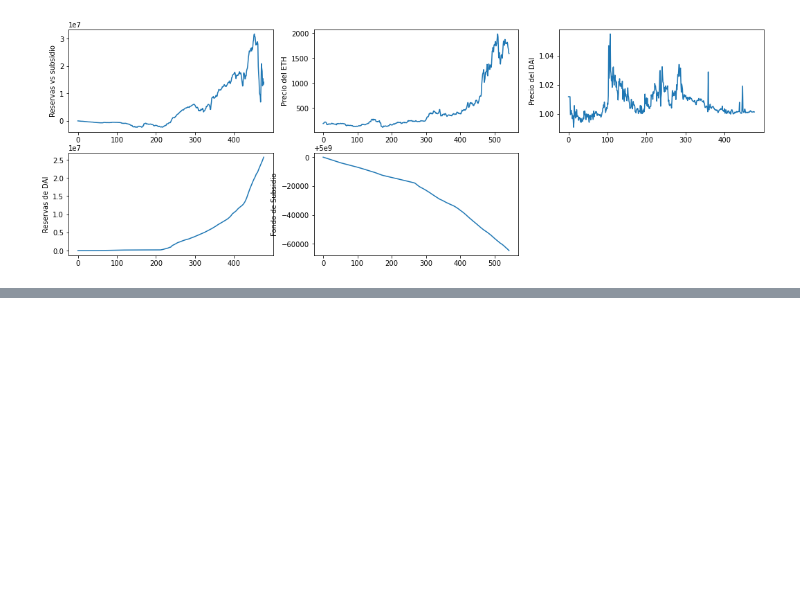
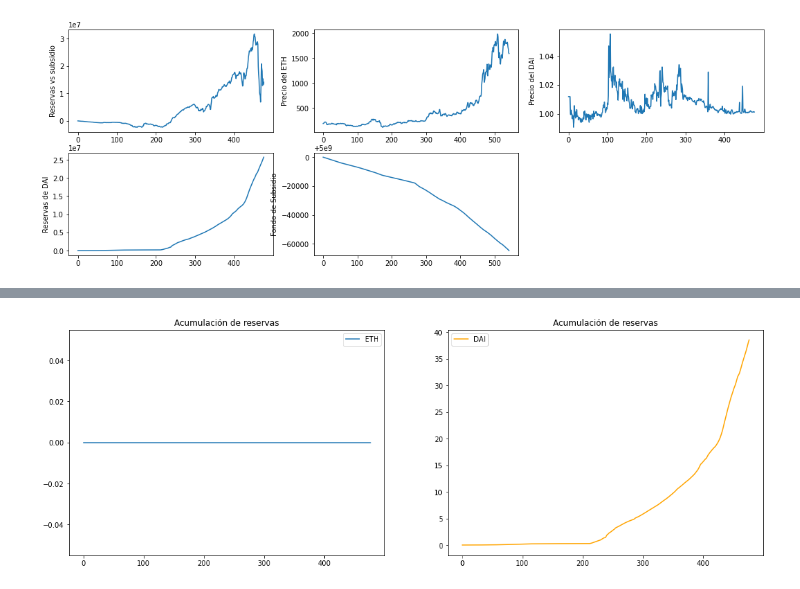
Before and after one commit to TruStartUp/tropyco-simulation, a Jupyter notebook: Modelo Hurricane/Simulación de Hurricane con los datos históricos de compound.ipynb, the cells around one changed output, grey strips where cells are left out. Drawn from its saved outputs; the diff is of its cells as text; code cells hidden in the pictures; blank space fills up the shorter version.

```diff
--- a/Modelo Hurricane/Simulación de Hurricane con los datos históricos de compound.ipynb
+++ b/Modelo Hurricane/Simulación de Hurricane con los datos históricos de compound.ipynb
@@ -564,0 +704,51 @@ plt.show()
+# %%
+# Modelo Hurricane
+# Parámetros
+rfCompound = 0.3
+baseRateBorrow = 0.08; slopeBorrow = 0.04
+baseRareSupply = 0.05; slopeSupply = 0.02
+
+def tropyBR(utilizationRate):
+    return utilizationRate*slopeBorrow + baseRateBorrow
+
+def tropySR(utilizationRate):
+    return utilizationRate*slopeSupply + baseRareSupply
+
+# Tasas del modelo Hurricane
+tBR = []; tSR = []
+for rate in UTDN:
+    tBR.append(tropyBR(rate))
+    tSR.append(tropySR(rate))
+
+# Reservas del modelo Hurricane
+tTR = [0]
+ur1 = (slopeSupply-baseRateBorrow+((baseRateBorrow-slopeSupply)**2+4*slopeBorrow*baseRareSupply)**(1/2))/(2*slopeBorrow)
+ur2 = (slopeSupply-baseRateBorrow-((baseRateBorrow-slopeSupply)**2+4*slopeBorrow*baseRareSupply)**(1/2))/(2*slopeBorrow)
+
+OUR = max(ur1,ur2)
+for r in range(1,len(UTDN)):
+    if UTN[r] > OUR:
+        rf = (UTN[r]*tBR[r] - tSR[r]) # ReserveFactor variable
+        newTR = (tTR[r-1] + rf*TBN[r]*blockDelta[r]*tBR[r]/blocksPerYear)
+    else:
+        newTR = tTR[r-1]
+    tTR.append(newTR)
+
+# Total de reservas estimado (Compound)
+TRD = [0]
+for a in range(1,len(TBDN)):
+    newTRD = TRD[a-1] + TBDN[a]*blockDeltad[a]*BRD[a]*rfCompound/blocksPerYear
+    TRD.append(newTRD)
+
+plt.subplot(1,2,1)
+plt.plot(tTR,label="ETH")
+plt.legend()
+plt.title("Acumulación de reservas")
+
+plt.subplot(1,2,2)
+plt.plot(TRD,label="DAI",c="orange")
+plt.legend()
+plt.title("Acumulación de reservas")
+plt.show()
+# %% [output]
+[figure, added]
```
Also changed, not shown: parts of 31 cells of this notebook.
